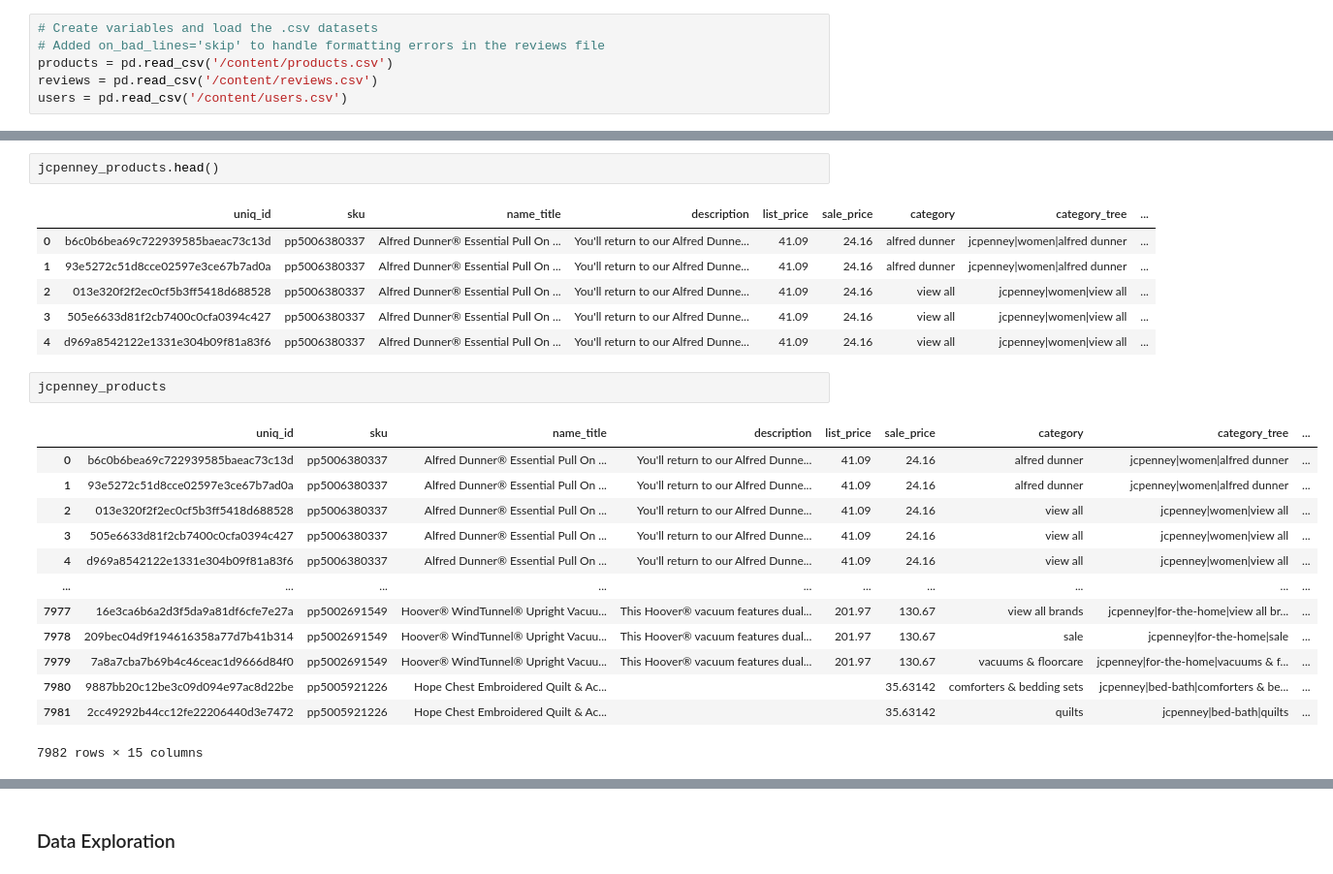
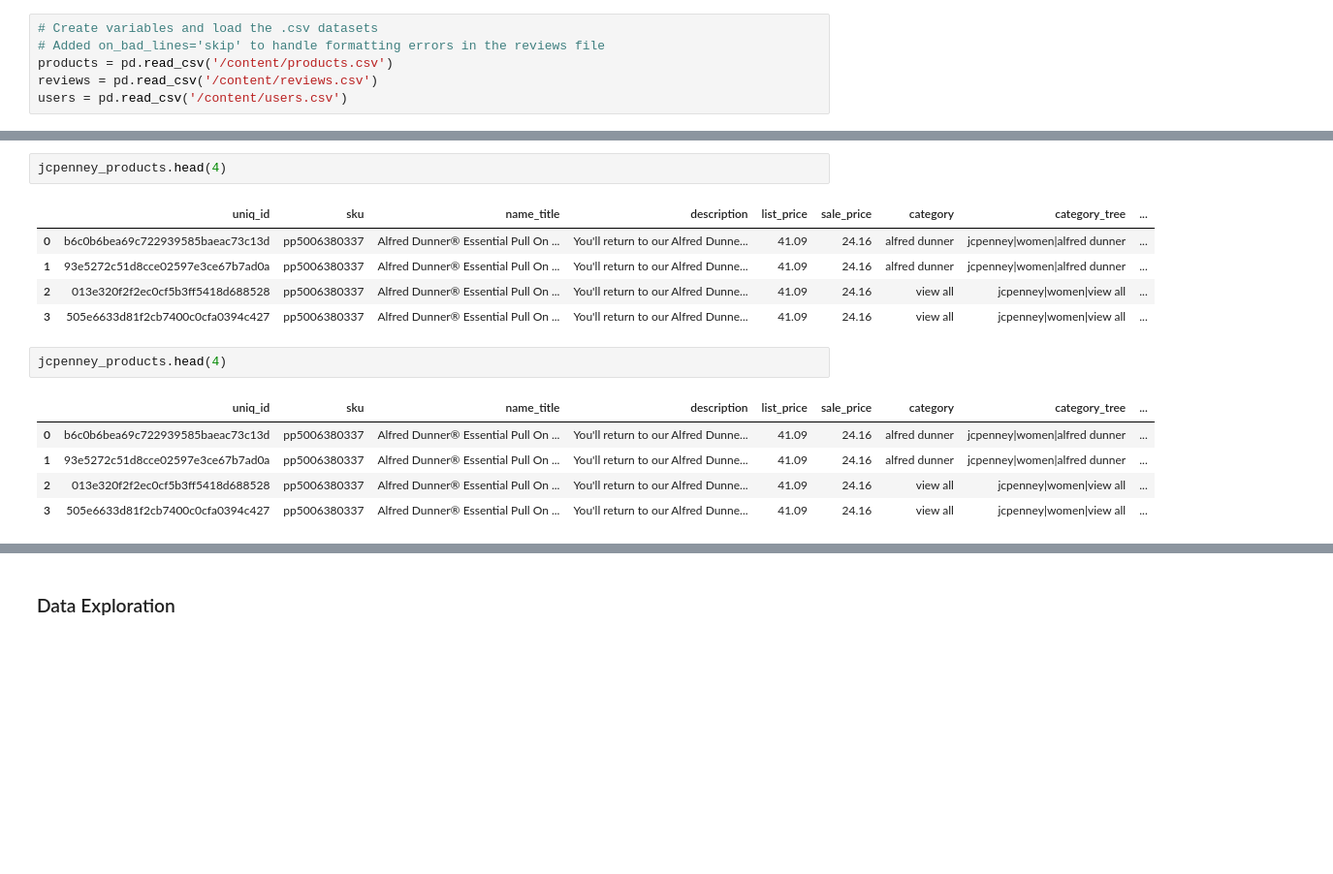
Before and after one commit to Malki9/3601763_BD2, a Jupyter notebook: 3601763_BD2.ipynb, the cells around one changed output, grey strips where cells are left out. Shown at 97% size. Saved outputs shown, nothing was run; the diff lists cells and outputs as text; blank space fills up the shorter version.

```diff
--- a/3601763_BD2.ipynb
+++ b/3601763_BD2.ipynb
@@ -75,27 +53,18 @@ jcpenney_reviewers
 # %%
-jcpenney_products.head()
+jcpenney_products.head(4)
 # %% [output]
 |  | uniq_id | sku | name_title | description | list_price | sale_price | category | category_tree | ... |
 | 0 | b6c0b6bea69c722939585baeac73c13d | pp5006380337 | Alfred Dunner® Essential Pull On ... | You'll return to our Alfred Dunne... | 41.09 | 24.16 | alfred dunner | jcpenney|women|alfred dunner | ... |
 | 1 | 93e5272c51d8cce02597e3ce67b7ad0a | pp5006380337 | Alfred Dunner® Essential Pull On ... | You'll return to our Alfred Dunne... | 41.09 | 24.16 | alfred dunner | jcpenney|women|alfred dunner | ... |
 | 2 | 013e320f2f2ec0cf5b3ff5418d688528 | pp5006380337 | Alfred Dunner® Essential Pull On ... | You'll return to our Alfred Dunne... | 41.09 | 24.16 | view all | jcpenney|women|view all | ... |
 | 3 | 505e6633d81f2cb7400c0cfa0394c427 | pp5006380337 | Alfred Dunner® Essential Pull On ... | You'll return to our Alfred Dunne... | 41.09 | 24.16 | view all | jcpenney|women|view all | ... |
-| 4 | d969a8542122e1331e304b09f81a83f6 | pp5006380337 | Alfred Dunner® Essential Pull On ... | You'll return to our Alfred Dunne... | 41.09 | 24.16 | view all | jcpenney|women|view all | ... |
 # %%
-jcpenney_products
+jcpenney_products.head(4)
 # %% [output]
 |  | uniq_id | sku | name_title | description | list_price | sale_price | category | category_tree | ... |
 | 0 | b6c0b6bea69c722939585baeac73c13d | pp5006380337 | Alfred Dunner® Essential Pull On ... | You'll return to our Alfred Dunne... | 41.09 | 24.16 | alfred dunner | jcpenney|women|alfred dunner | ... |
 | 1 | 93e5272c51d8cce02597e3ce67b7ad0a | pp5006380337 | Alfred Dunner® Essential Pull On ... | You'll return to our Alfred Dunne... | 41.09 | 24.16 | alfred dunner | jcpenney|women|alfred dunner | ... |
 | 2 | 013e320f2f2ec0cf5b3ff5418d688528 | pp5006380337 | Alfred Dunner® Essential Pull On ... | You'll return to our Alfred Dunne... | 41.09 | 24.16 | view all | jcpenney|women|view all | ... |
 | 3 | 505e6633d81f2cb7400c0cfa0394c427 | pp5006380337 | Alfred Dunner® Essential Pull On ... | You'll return to our Alfred Dunne... | 41.09 | 24.16 | view all | jcpenney|women|view all | ... |
-| 4 | d969a8542122e1331e304b09f81a83f6 | pp5006380337 | Alfred Dunner® Essential Pull On ... | You'll return to our Alfred Dunne... | 41.09 | 24.16 | view all | jcpenney|women|view all | ... |
-| ... | ... | ... | ... | ... | ... | ... | ... | ... | ... |
-| 7977 | 16e3ca6b6a2d3f5da9a81df6cfe7e27a | pp5002691549 | Hoover® WindTunnel® Upright Vacuu... | This Hoover® vacuum features dual... | 201.97 | 130.67 | view all brands | jcpenney|for-the-home|view all br... | ... |
-| 7978 | 209bec04d9f194616358a77d7b41b314 | pp5002691549 | Hoover® WindTunnel® Upright Vacuu... | This Hoover® vacuum features dual... | 201.97 | 130.67 | sale | jcpenney|for-the-home|sale | ... |
-| 7979 | 7a8a7cba7b69b4c46ceac1d9666d84f0 | pp5002691549 | Hoover® WindTunnel® Upright Vacuu... | This Hoover® vacuum features dual... | 201.97 | 130.67 | vacuums & floorcare | jcpenney|for-the-home|vacuums & f... | ... |
-| 7980 | 9887bb20c12be3c09d094e97ac8d22be | pp5005921226 | Hope Chest Embroidered Quilt & Ac... |  |  | 35.63142 | comforters & bedding sets | jcpenney|bed-bath|comforters & be... | ... |
-| 7981 | 2cc49292b44cc12fe22206440d3e7472 | pp5005921226 | Hope Chest Embroidered Quilt & Ac... |  |  | 35.63142 | quilts | jcpenney|bed-bath|quilts | ... |
-7982 rows × 15 columns
 # %%
 # Checking whether the indexes are correct and no repeating indexes
```
Also changed, not shown: parts of 17 cells of this notebook.
